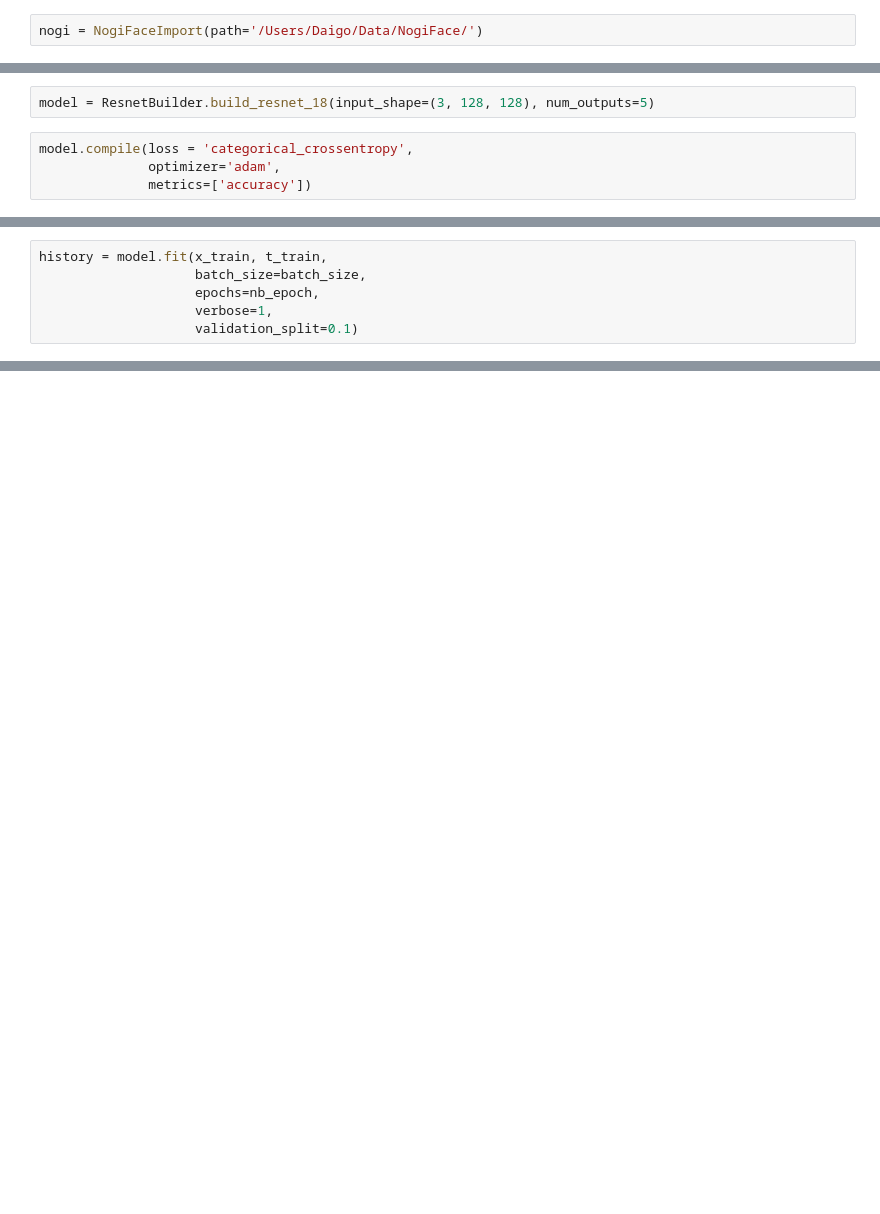
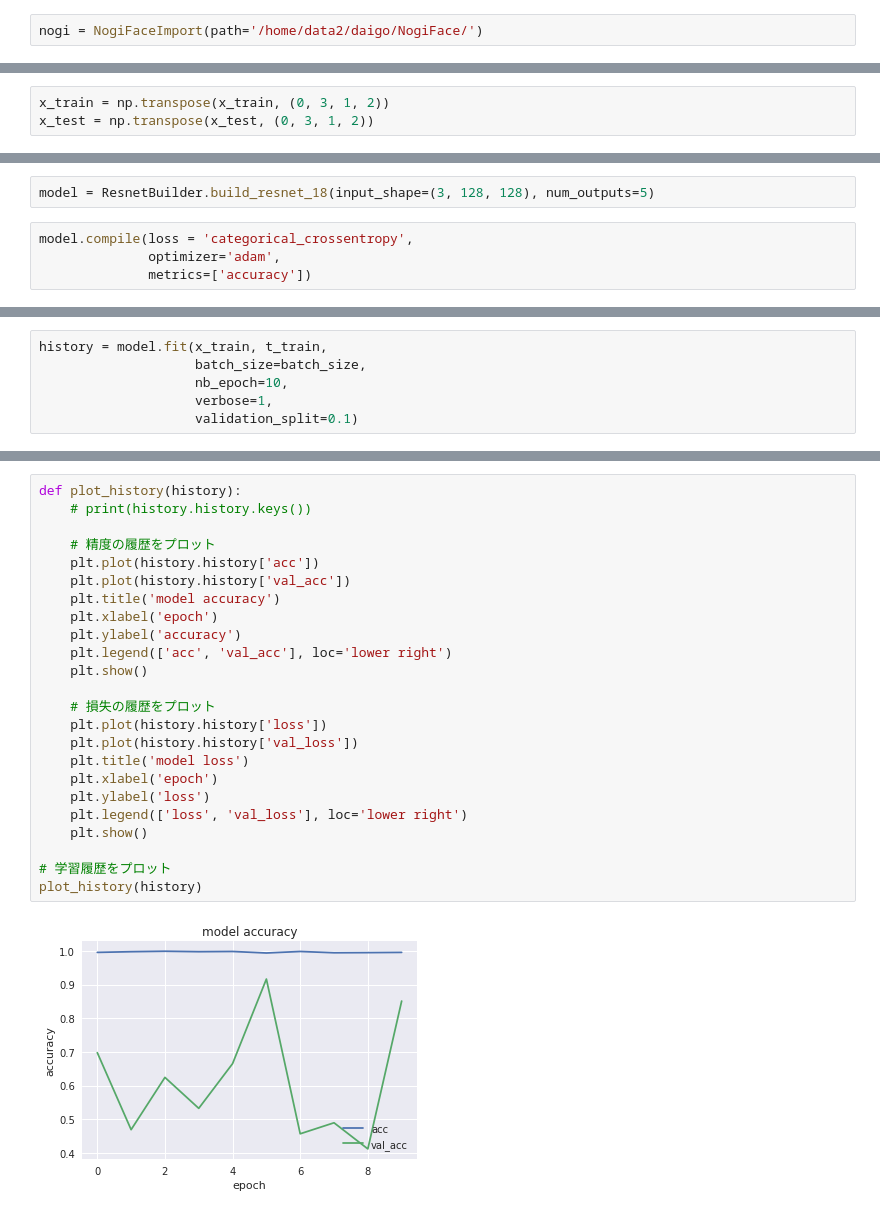
Before and after one commit to daigo0927/NNpractice, a Jupyter notebook: ResNet/ResNet_train.ipynb, the cells around one changed output, grey strips where cells are left out. Cells and saved outputs as stored; diff of their text form; blank space fills up the shorter version.

Commit message:
train 18-layer ResNet with Nogizaka46 face data

```diff
--- a/ResNet/ResNet_train.ipynb
+++ b/ResNet/ResNet_train.ipynb
@@ -27,5 +31,5 @@ Using TensorFlow backend.
 # %%
-nogi = NogiFaceImport(path='/Users/Daigo/Data/NogiFace/')
+nogi = NogiFaceImport(path='/home/data2/daigo/NogiFace/')
 # %% [output]
 loading Nogizaka46 Face Data ...
 # %%
@@ -48,3 +50,6 @@ x_train = x_train.astype('float32')
 x_test = x_test.astype('float32')
 x_train /= 255.
 x_test /= 255.
+# %%
+x_train = np.transpose(x_train, (0, 3, 1, 2))
+x_test = np.transpose(x_test, (0, 3, 1, 2))
@@ -61,7 +108,7 @@ model.compile(loss = 'categorical_crossentropy',
 # %%
 history = model.fit(x_train, t_train,
                     batch_size=batch_size,
-                    epochs=nb_epoch,
+                    nb_epoch=10,
                     verbose=1,
                     validation_split=0.1)
 # %% [output]
@@ -70,0 +145,26 @@ KeyboardInterrupt:
+# %%
+def plot_history(history):
+    # print(history.history.keys())
+
+    # 精度の履歴をプロット
+    plt.plot(history.history['acc'])
+    plt.plot(history.history['val_acc'])
+    plt.title('model accuracy')
+    plt.xlabel('epoch')
+    plt.ylabel('accuracy')
+    plt.legend(['acc', 'val_acc'], loc='lower right')
+    plt.show()
+
+    # 損失の履歴をプロット
+    plt.plot(history.history['loss'])
+    plt.plot(history.history['val_loss'])
+    plt.title('model loss')
+    plt.xlabel('epoch')
+    plt.ylabel('loss')
+    plt.legend(['loss', 'val_loss'], loc='lower right')
+    plt.show()
+
+# 学習履歴をプロット
+plot_history(history)
+# %% [output]
+[figure, added]
```
Also changed, not shown: parts of 10 cells of this notebook.
